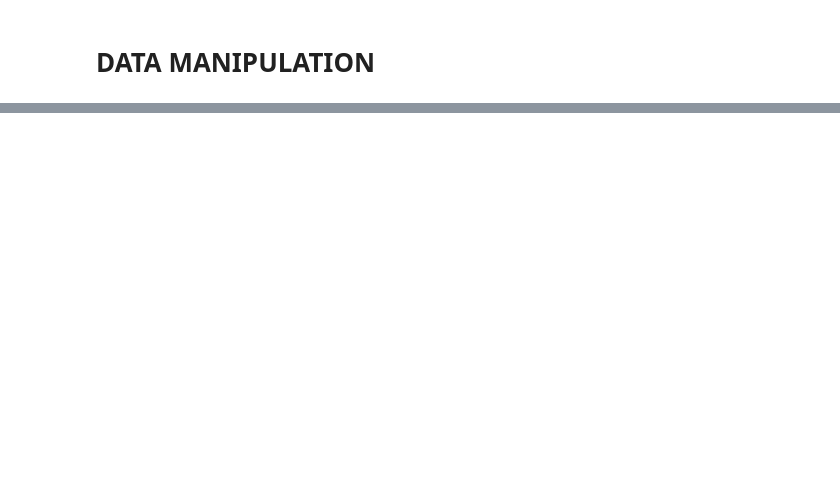
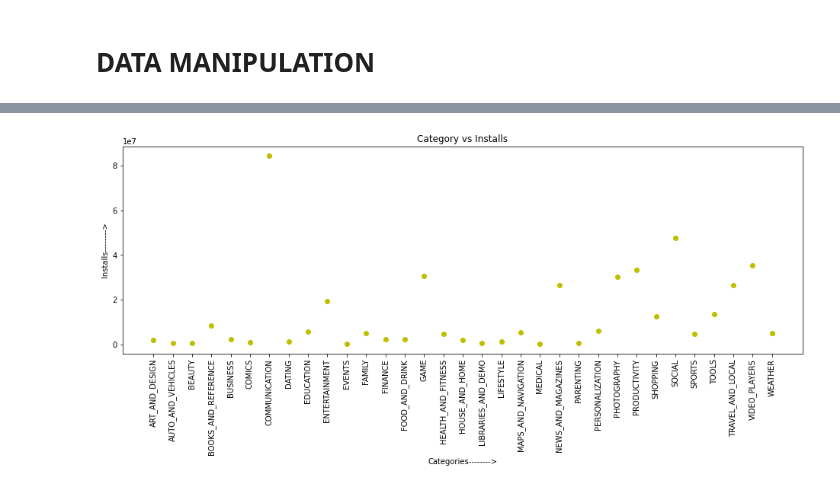
Before and after one commit to VaibhavVats1510/Play-Store-App-Review, a Jupyter notebook: Play_Store_App_Review_Analysis_Capstone_Project.ipynb, the cells around one changed output, grey strips where cells are left out. Drawn from its saved outputs; the diff is of its cells as text; code cells hidden in the pictures; blank space fills up the shorter version.

```diff
--- a/Play_Store_App_Review_Analysis_Capstone_Project.ipynb
+++ b/Play_Store_App_Review_Analysis_Capstone_Project.ipynb
@@ -169,0 +180,6 @@ dtype: int64
+# %%
+#Filling the null values of columns by their mode using fillna function
+df_play_store_data['Type'].fillna(str(df_play_store_data['Type'].mode().values[0]),inplace=True)
+df_play_store_data['Current Ver'].fillna(str(df_play_store_data['Current Ver'].mode().values[0]),inplace=True)
+df_play_store_data['Android Ver'].fillna(str(df_play_store_data['Android Ver'].mode().values[0]),inplace=True)
+df_play_store_data['Content Rating'].fillna(str(df_play_store_data['Content Rating'].mode().values[0]),inplace=True)
@@ -204,0 +228,8 @@ df_play_store_data['Type'].fillna
+# %%
+df_play_store_data['Price']=df_play_store_data['Price'].apply((lambda x: str(x).replace('$','') if '$' in str(x) else str(x)))
+df_play_store_data['Price']=df_play_store_data['Price'].apply((lambda x: float(x)))
+df_play_store_data['Reviews']=pd.to_numeric(df_play_store_data['Reviews'],errors='coerce')
+# %%
+df_play_store_data['Installs']=df_play_store_data['Installs'].apply(lambda x: str(x).replace('+','') if '+' in str(x) else str(x))
+df_play_store_data['Installs']=df_play_store_data['Installs'].apply(lambda x: str(x).replace(',','') if ',' in str(x) else str(x))
+df_play_store_data['Installs']=df_play_store_data['Installs'].apply(lambda x: float(x))
@@ -204,0 +259,8 @@ df_play_store_data['Type'].fillna
+# %%
+grp=df_play_store_data.groupby('Category')
+m=grp['Installs'].agg(np.mean)
+n=grp['Price'].agg(np.sum)
+o=grp['Reviews'].agg(np.mean)
+print(m)
+print(n)
+print(o)
@@ -204,0 +285,10 @@ df_play_store_data['Type'].fillna
+# %%
+plt.figure(figsize=(16,5))
+plt.plot(m,'ro', color= 'y')
+plt.xticks(rotation=90)
+plt.title('Category vs Installs')
+plt.xlabel('Categories-------->')
+plt.ylabel('Installs-------->')
+plt.show()
+# %% [output]
+[figure, added]
```
Also changed, not shown: parts of 45 cells of this notebook.
